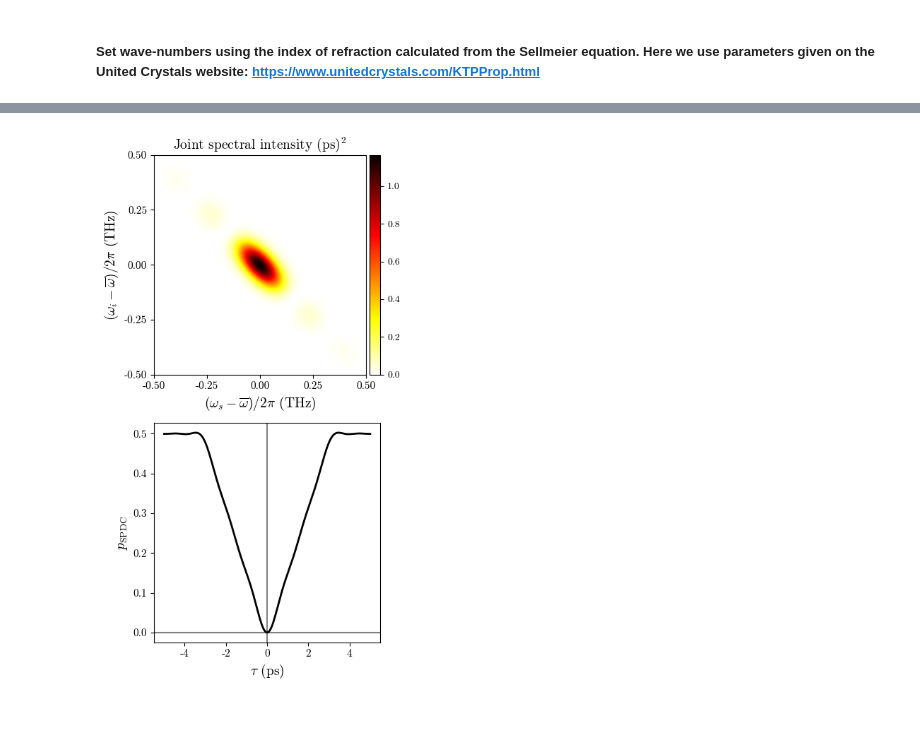
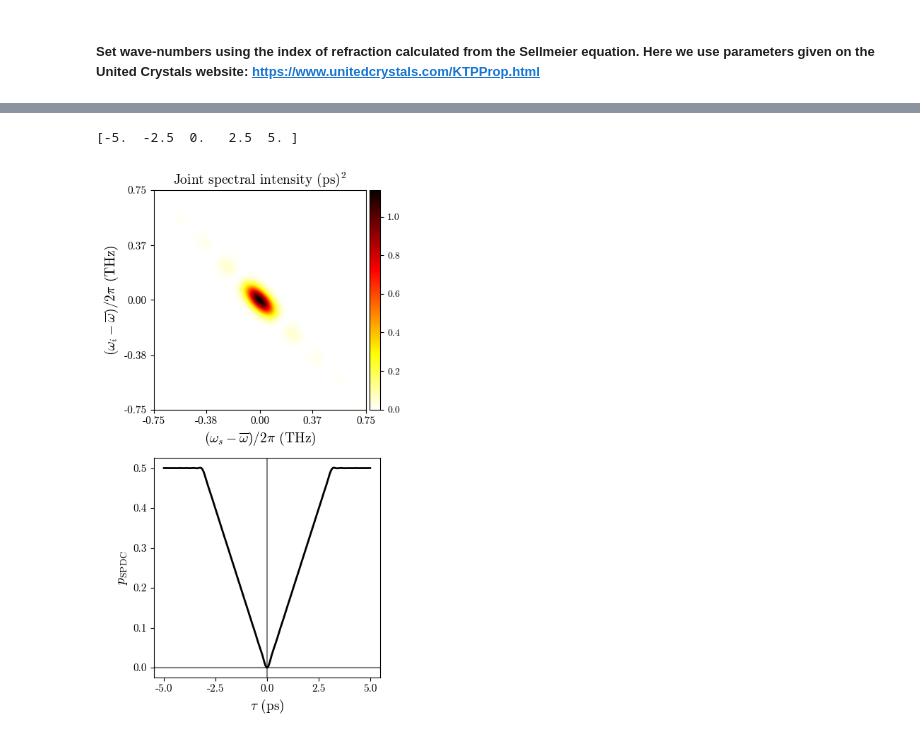
Before and after one commit to cdrago21/spectral-hom, a Jupyter notebook: examples/KTPCrystalExample.ipynb, the cells around one changed output, grey strips where cells are left out. Drawn from its saved outputs; the diff is of its cells as text; code cells hidden in the pictures.

```diff
--- a/examples/KTPCrystalExample.ipynb
+++ b/examples/KTPCrystalExample.ipynb
@@ -45,6 +49,6 @@ print(f'phase mismatch: {delta_k_0: .2f}')
 # %%
 # set frequency range
-frequency_width = twopi * 1 * 1e12
+frequency_width = twopi * 3 * 1e12
 
 dw_s = frequency_width / 1000
 dw_i = frequency_width / 1000
@@ -179,10 +177,10 @@ plt.show()
 # %%
+# define the coincidence probability
+@np.vectorize
 def coincidence(delay):
-    phase = np.exp(-1j * (ws_range[None, :] - wi_range[:, None]) * delay)
+    phase = np.exp(-1j * (WS_range - WI_range) * delay)
     return 1 / 2 - 1 / 2 * np.sum(np.conj(jsa) * jsa.T * phase) * dw_s * dw_i
-
-
-coincidence = np.vectorize(coincidence)
 # %%
-delay = np.linspace(-5e-12, 5e-12, 200)
-coinc = np.real_if_close(coincidence(delay))
+# evaluate
+delay_range = np.linspace(-5e-12, 5e-12, 200)
+p_SPDC = np.real_if_close(coincidence(delay_range))
@@ -205,34 +187,48 @@ plt.show()
+# %%
+ticks_d = np.round(np.linspace(np.min(delay_range * 1e12), np.max(delay_range * 1e12), 5), 2)
+
+print(ticks_d)
+# %% [output]
+[-5.  -2.5  0.   2.5  5. ]
 # %%
+# plot joint spectral amplitude and coincidence probability
+
+ticks_s = np.round(np.linspace(np.min((ws_range - omega_s_0)[250:750] * 1e-12 / twopi),
+                               np.max((ws_range - omega_s_0)[250:750] * 1e-12 / twopi), 5), 2)
+
+ticks_i = np.round(np.linspace(np.min((wi_range - omega_i_0)[250:750] * 1e-12 / twopi),
+                               np.max((wi_range - omega_i_0)[250:750] * 1e-12 / twopi), 5), 2)
+
 fig, ax = plt.subplots(nrows=2, ncols=1, figsize=(4.5, 8))
-im0 = ax[0].pcolormesh((WS_range - omega_s_0) * 1e-12 / twopi,
-                       (WI_range - omega_i_0) * 1e-12 / twopi,
-                       np.abs(jsa) ** 2 * (1e12) ** 2,
+
+im0 = ax[0].pcolormesh((WS_range - omega_s_0)[250:750, 250:750] * 1e-12 / twopi,
+                       (WI_range - omega_i_0)[250:750, 250:750] * 1e-12 / twopi,
+                       np.abs(jsa[250:750, 250:750]) ** 2 * 1e12 ** 2,
                        shading='gouraud',
                        vmin=0,
-                       vmax=np.max(np.abs(jsa) ** 2 * (1e12) ** 2),
+                       vmax=np.max(np.abs(jsa[250:750, 250:750]) ** 2 * 1e12 ** 2),
                        cmap='hot_r',
-                       # norm=mpl.colors.LogNorm(vmax = 1, vmin= 1e-5)
                        )
 ax[0].set_xlabel(r"$(\omega_s - \overline{\omega})/2\pi$ (THz)", fontsize=fs)
 ax[0].set_ylabel(r"$(\omega_i - \overline{\omega})/2\pi$ (THz)", fontsize=fs)
 ax[0].set_title(r"Joint spectral intensity $(\mathrm{ps})^2$", fontsize=fs)
 ax[0].tick_params(axis='both', labelsize=ts)
 ax[0].set_yticks(ticks_s)
 ax[0].set_xticks(ticks_i)
 
-plt.colorbar(im0, cax=make_axes_locatable(ax[0]).append_axes("right", size="5%", pad=0.05))
-
-ax[1].plot(delay * 1e12, coinc,
+ax[1].plot(delay_range * 1e12, p_SPDC,
            linewidth=2,
            color='black')
 ax[1].set_xlabel(r"$\tau$ (ps)", fontsize=fs)
 ax[1].set_ylabel(r"$p_\mathrm{SPDC}$", fontsize=fs)
 ax[1].tick_params(axis='both', labelsize=ts)
 ax[1].axhline(0, color='black', alpha=0.5)
 ax[1].axvline(0, color='black', alpha=0.5)
+ax[1].set_xticks(ticks_d)
 
+plt.colorbar(im0, cax=make_axes_locatable(ax[0]).append_axes("right", size="5%", pad=0.05))
 plt.tight_layout()
 fig.savefig('figures/fig4.png', dpi=300, bbox_inches='tight')
-plt.show()
+plt.show(fig)
 # %% [output]
-[figure, old version]
+[figure, new version]
```
Also changed, not shown: parts of 8 cells of this notebook, 2 other files.
